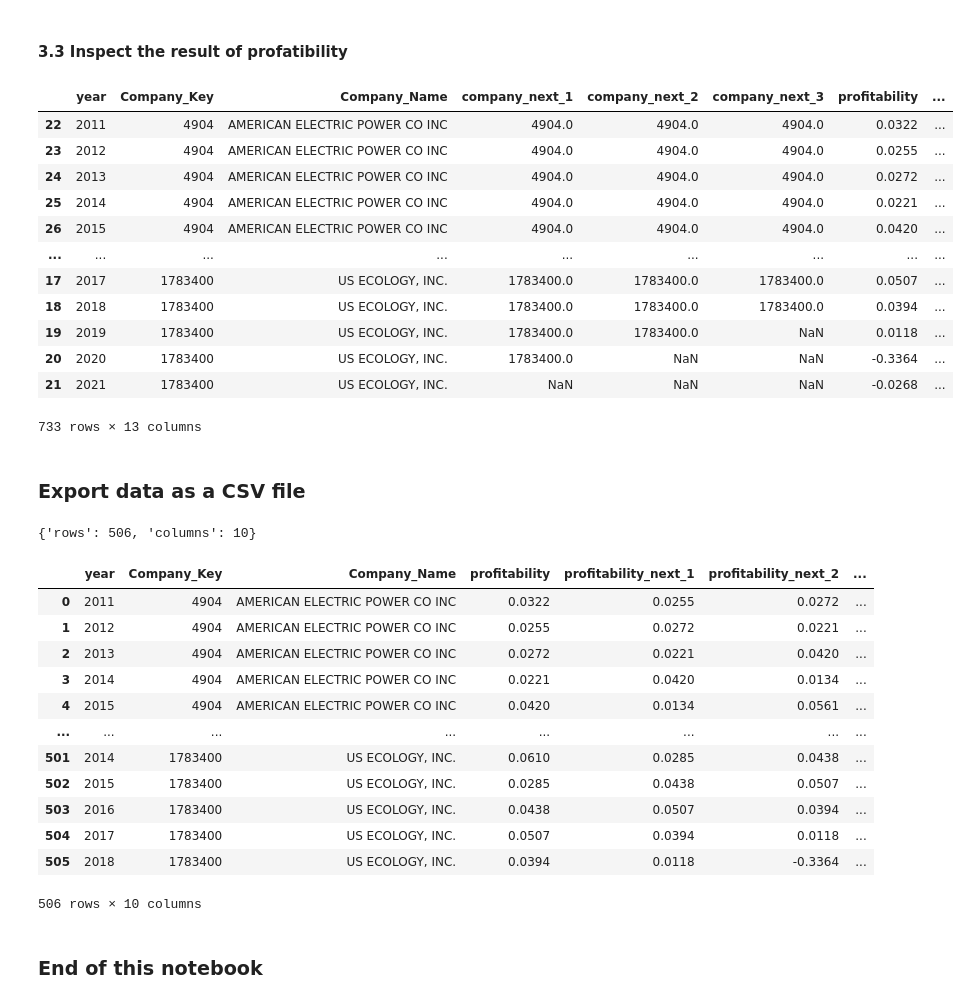
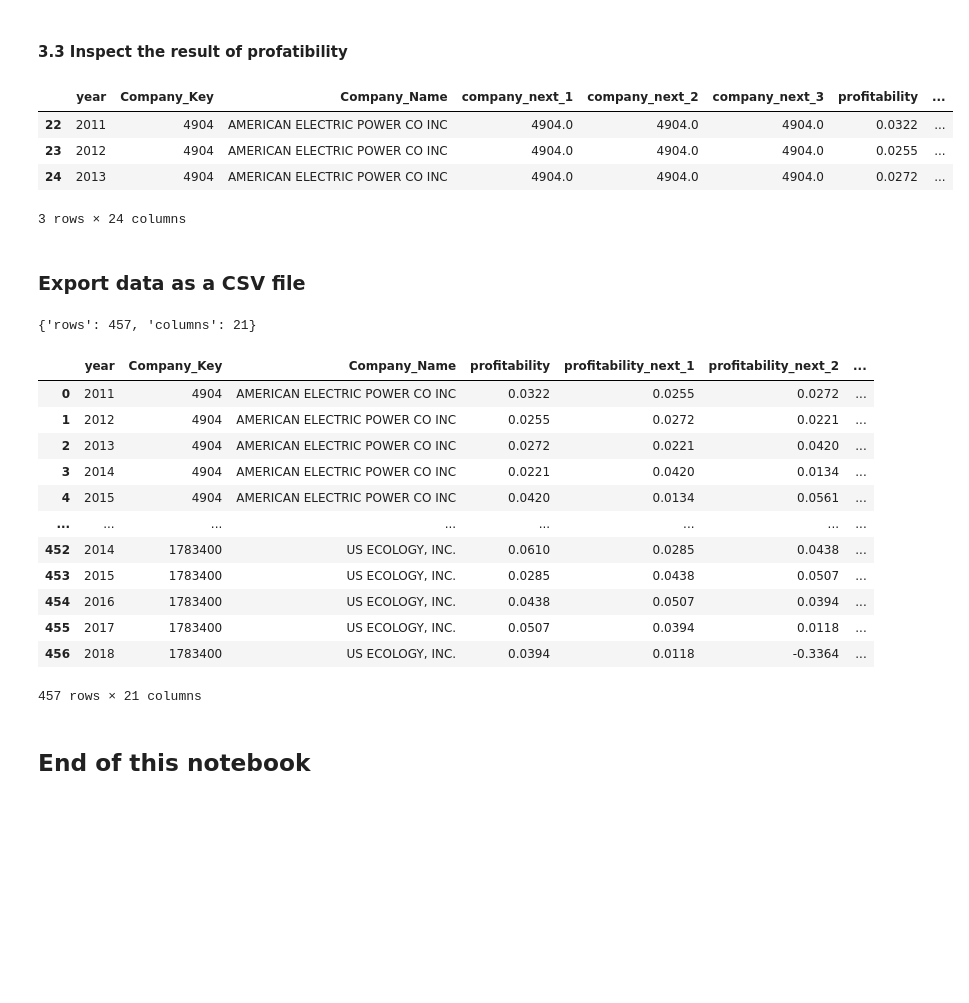
Before and after one commit to chaitanya2593/SPM_G3, a Jupyter notebook: 4_calculate_profitability.ipynb, the cells around one changed output. Cells and saved outputs as stored; diff of their text form; code cells hidden in the pictures; blank space fills up the shorter version.

Commit message:
adding profitability

```diff
--- a/4_calculate_profitability.ipynb
+++ b/4_calculate_profitability.ipynb
@@ -25,7 +51,7 @@ Drive already mounted at /content/drive; to attempt to forcibly remount, call dr
 # %% [markdown]
 ### 1.1 Define constants
 # %%
-# Define financial term as CONSTANTS
+# Define financial terms as CONSTANTS
 GROSS_PROFIT = "Gross Profit (Loss)"
 REVENUE = "Revenue - Total"
 GROSS_PROFIT_MARGIN = "Gross Profit Margin"
@@ -39,7 +65,7 @@ RETAINED_EARNINGS = "Retained Earnings"
 ROA = "ROA"
 ROE = "ROE"
 
-# Define tha map for renaming
+# Define tha map for renaming a dataframe
 RENAMING_MAP = {
                 "CONM": "Company Name",
                 "CIK": "CIK Number",
@@ -69,12 +95,12 @@ RENAMING_MAP = {
                 "RE": "Retained Earnings"
                 }
 
-# make sure the Key in the map is in lower case
+# make sure the key in the renamming map is in lower case
 RENAMING_MAP_LOWER = {k.lower(): v for k, v in RENAMING_MAP.items()}
 
 
 # define the path of the root folder and of the data
-DIR_PATH = "/content/drive/MyDrive/Colab Notebooks/SPM Final Project/"  # take the current folder as root folder
+DIR_PATH = "/content/drive/MyDrive/SPM_files/"  # take the current folder as the root folder
 WRDS_DATA_PATH = "wrds_data.csv"
 
 LIMIT = 3  # define the numbers of rows for data exploration
@@ -205,7 +231,9 @@ RENAMING_MAP_MERGED = {
     "Profitability": "profitability"
     }
 
-KEY_COLUMNS = ["Company_Key", "year", "profitability", "Company_Name"]
+financial_columns = [GROSS_PROFIT, REVENUE, GROSS_PROFIT_MARGIN, NET_INCOME, NET_PROFIT_MARGIN, OPERATING_EXPENSES, ASSETS, EQUITY, RETAINED_EARNINGS, ROA, ROE]
+
+KEY_COLUMNS = ["Company_Key", "year", "profitability", "Company_Name"] + financial_columns
 # %%
 # define functions to calculate profitability and percentage changes
 def get_profitability(df, ratio_columns:List = [OPERATING_PROFIT_MARGIN, NET_PROFIT_MARGIN, ROA, ROE, GROSS_PROFIT_MARGIN]):
@@ -287,27 +315,19 @@ df_profitability = df_merged.pipe(get_profitability)\
 # %%
 # specift the order of the columns
 COLUMNS_ORDER = ["year", "Company_Key",
                  "Company_Name",  "company_next_1","company_next_2", "company_next_3",
                  "profitability", "profitability_next_1", "profitability_next_2", "profitability_next_3",
-                 "change_next_1", "change_next_2", "change_next_3"]
+                 "change_next_1", "change_next_2", "change_next_3"] + financial_columns
 
 # reorder the dataframe
 df_profitability = df_profitability[COLUMNS_ORDER]
-df_profitability
+df_profitability.head(LIMIT)
 # %% [output]
 |  | year | Company_Key | Company_Name | company_next_1 | company_next_2 | company_next_3 | profitability | ... |
 | 22 | 2011 | 4904 | AMERICAN ELECTRIC POWER CO INC | 4904.0 | 4904.0 | 4904.0 | 0.0322 | ... |
 | 23 | 2012 | 4904 | AMERICAN ELECTRIC POWER CO INC | 4904.0 | 4904.0 | 4904.0 | 0.0255 | ... |
 | 24 | 2013 | 4904 | AMERICAN ELECTRIC POWER CO INC | 4904.0 | 4904.0 | 4904.0 | 0.0272 | ... |
-| 25 | 2014 | 4904 | AMERICAN ELECTRIC POWER CO INC | 4904.0 | 4904.0 | 4904.0 | 0.0221 | ... |
-| 26 | 2015 | 4904 | AMERICAN ELECTRIC POWER CO INC | 4904.0 | 4904.0 | 4904.0 | 0.0420 | ... |
-| ... | ... | ... | ... | ... | ... | ... | ... | ... |
-| 17 | 2017 | 1783400 | US ECOLOGY, INC. | 1783400.0 | 1783400.0 | 1783400.0 | 0.0507 | ... |
-| 18 | 2018 | 1783400 | US ECOLOGY, INC. | 1783400.0 | 1783400.0 | 1783400.0 | 0.0394 | ... |
-| 19 | 2019 | 1783400 | US ECOLOGY, INC. | 1783400.0 | 1783400.0 | NaN | 0.0118 | ... |
-| 20 | 2020 | 1783400 | US ECOLOGY, INC. | 1783400.0 | NaN | NaN | -0.3364 | ... |
-| 21 | 2021 | 1783400 | US ECOLOGY, INC. | NaN | NaN | NaN | -0.0268 | ... |
-733 rows × 13 columns
+3 rows × 24 columns
 # %%
 def remove_missing_records(df):
     # define the filters to clear the records that mix up companies after shifing the columns
@@ -332,11 +352,11 @@ df_profitability.to_csv(DIR_PATH + EXPORTED_NAME, index=False)
 # %%
 # test if the exported data work by reading in the data
 # only uncomment if needed
-df_readin = pd.read_csv(DIR_PATH + EXPORTED_NAME)
-print({"rows": df_readin.shape[0], "columns": df_readin.shape[1]})
-df_readin
+# df_readin = pd.read_csv(DIR_PATH + EXPORTED_NAME)
+# print({"rows": df_readin.shape[0], "columns": df_readin.shape[1]})
+# df_readin
 # %% [output]
-{'rows': 506, 'columns': 10}
+{'rows': 457, 'columns': 21}
 |  | year | Company_Key | Company_Name | profitability | profitability_next_1 | profitability_next_2 | ... |
 | 0 | 2011 | 4904 | AMERICAN ELECTRIC POWER CO INC | 0.0322 | 0.0255 | 0.0272 | ... |
 | 1 | 2012 | 4904 | AMERICAN ELECTRIC POWER CO INC | 0.0255 | 0.0272 | 0.0221 | ... |
@@ -344,11 +364,11 @@ df_readin
 | 3 | 2014 | 4904 | AMERICAN ELECTRIC POWER CO INC | 0.0221 | 0.0420 | 0.0134 | ... |
 | 4 | 2015 | 4904 | AMERICAN ELECTRIC POWER CO INC | 0.0420 | 0.0134 | 0.0561 | ... |
 | ... | ... | ... | ... | ... | ... | ... | ... |
-| 501 | 2014 | 1783400 | US ECOLOGY, INC. | 0.0610 | 0.0285 | 0.0438 | ... |
-| 502 | 2015 | 1783400 | US ECOLOGY, INC. | 0.0285 | 0.0438 | 0.0507 | ... |
-| 503 | 2016 | 1783400 | US ECOLOGY, INC. | 0.0438 | 0.0507 | 0.0394 | ... |
-| 504 | 2017 | 1783400 | US ECOLOGY, INC. | 0.0507 | 0.0394 | 0.0118 | ... |
-| 505 | 2018 | 1783400 | US ECOLOGY, INC. | 0.0394 | 0.0118 | -0.3364 | ... |
+| 452 | 2014 | 1783400 | US ECOLOGY, INC. | 0.0610 | 0.0285 | 0.0438 | ... |
+| 453 | 2015 | 1783400 | US ECOLOGY, INC. | 0.0285 | 0.0438 | 0.0507 | ... |
+| 454 | 2016 | 1783400 | US ECOLOGY, INC. | 0.0438 | 0.0507 | 0.0394 | ... |
+| 455 | 2017 | 1783400 | US ECOLOGY, INC. | 0.0507 | 0.0394 | 0.0118 | ... |
+| 456 | 2018 | 1783400 | US ECOLOGY, INC. | 0.0394 | 0.0118 | -0.3364 | ... |
-506 rows × 10 columns
+457 rows × 21 columns
 # %% [markdown]
-### End of this notebook
+## End of this notebook
```
Also changed, not shown: parts of 4 cells of this notebook, 2 other files.
